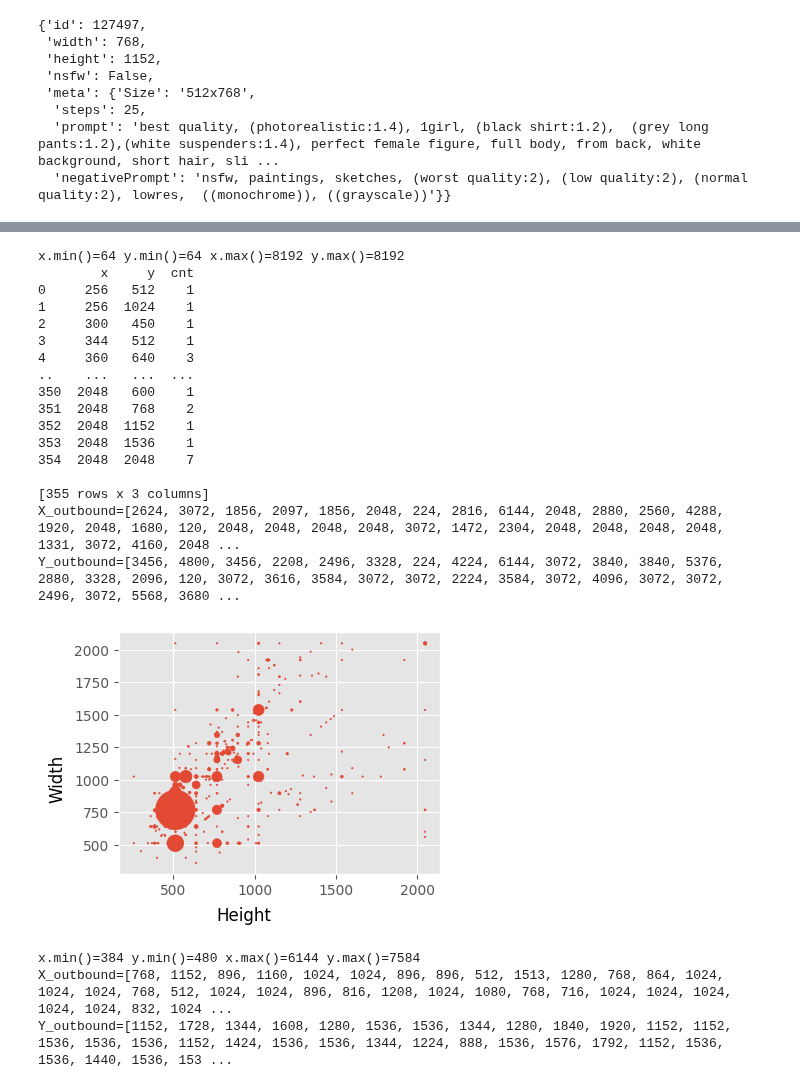
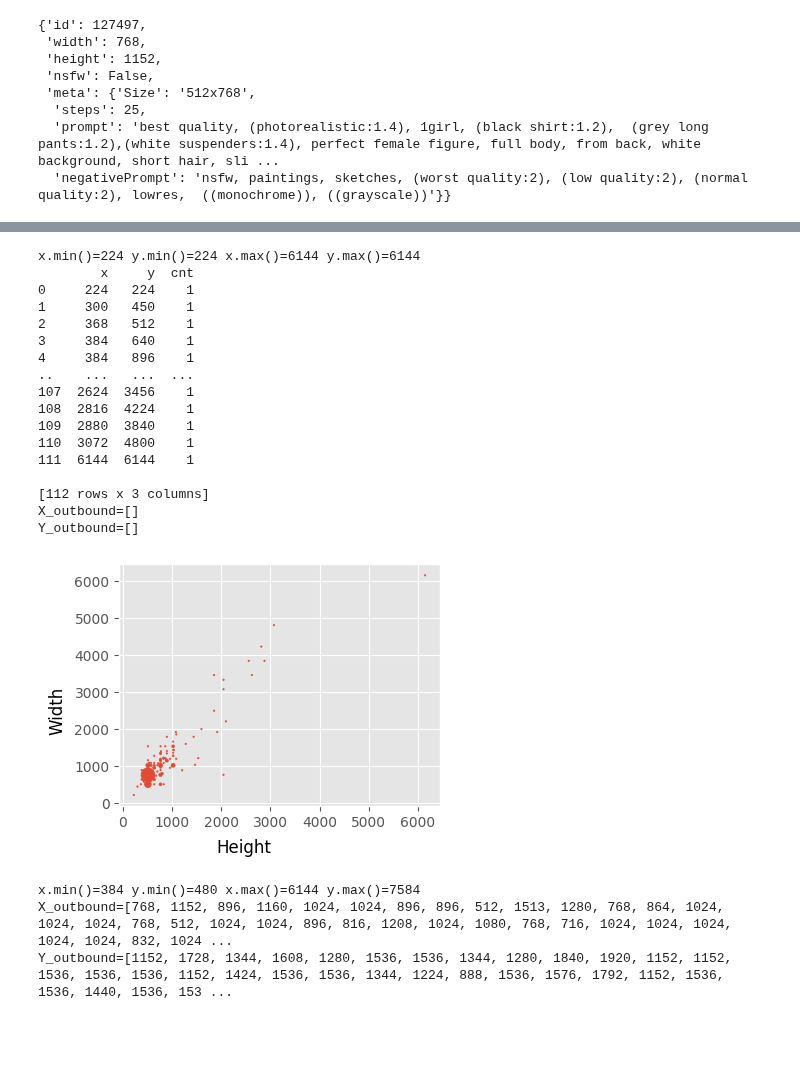
Before and after one commit to thu-pacman/chitu, a Jupyter notebook: exp/dataset/civitai.ipynb, the cells around one changed output, grey strips where cells are left out. Cells and saved outputs as stored; diff of their text form; code cells hidden in the pictures; blank space fills up the shorter version.

```diff
--- a/exp/dataset/civitai.ipynb
+++ b/exp/dataset/civitai.ipynb
@@ -41,6 +41,6 @@ def read_dataset(start=0, end=1):
     return ret
 
 
-imageItems = read_dataset(0, 100)
+imageItems = read_dataset(0, 20)
 print(len(imageItems))
 # %% [output]
@@ -65,6 +65,6 @@ df = df[df["nsfw"] == False]
 print("After NSFW filter #:", len(df))
 df = df[df["meta.Size"].isna() == False]
 print("After Meta shape filter #:", len(df))
-# df = df.iloc[:1000]
+df = df.iloc[:300]
 df
 # %% [output]
@@ -145,8 +145,8 @@ def draw_bubble(x, y):
     Y_outbound = []
 
     print(f"{x.min()=} {y.min()=} {x.max()=} {y.max()=}")
-    xy_min = 256
-    xy_max = 2048
+    xy_min = 0
+    xy_max = 10000
     for item1, item2 in zip(x, y):
         # item1 = x[i]
         # item2 = y[i]
@@ -157,48 +157,48 @@ def draw_bubble(x, y):
             X_outbound.append(item1)
             Y_outbound.append(item2)
 
     plt.style.use('ggplot')
     fig, ax = plt.subplots(
         figsize=(4, 3), layout="constrained"
     )
     df = pd.DataFrame({"x": X_refine, "y": Y_refine, 'cnt':1}).groupby(['x', 'y']).count()
     df = pd.DataFrame(df.to_records(), columns=df.index.names + list(df.columns))
     print(df)
     df.to_csv("bubble.csv")
     # return
     ax.scatter('x', 'y', s='cnt', data=df)
     fig.supylabel("Width")
     fig.supxlabel("Height")
     # fig.savefig("./many4.png")
     print(f"{X_outbound=}\n{Y_outbound=}")
     plt.show()
 
 meta_shape = df["meta.Size"][~df["meta.Size"].isna()]
 # meta_shape.str.split('x').str[0].astype(int).hist(bins=100)
 # draw_heatmap(meta_shape.str.split('x').str[0].astype(int), meta_shape.str.split('x').str[1].astype(int))
 meta_x = meta_shape.str.split("x").str[0].astype(int)
 meta_y = meta_shape.str.split("x").str[1].astype(int)
 # draw_heatmap(meta_x, meta_y)
 draw_bubble(meta_x, meta_y)
 # %% [output]
-x.min()=64 y.min()=64 x.max()=8192 y.max()=8192
+x.min()=224 y.min()=224 x.max()=6144 y.max()=6144
         x     y  cnt
-0     256   512    1
-1     256  1024    1
-2     300   450    1
-3     344   512    1
-4     360   640    3
+0     224   224    1
+1     300   450    1
+2     368   512    1
+3     384   640    1
+4     384   896    1
 ..    ...   ...  ...
-350  2048   600    1
-351  2048   768    2
-352  2048  1152    1
-353  2048  1536    1
-354  2048  2048    7
+107  2624  3456    1
+108  2816  4224    1
+109  2880  3840    1
+110  3072  4800    1
+111  6144  6144    1
 
-[355 rows x 3 columns]
-X_outbound=[2624, 3072, 1856, 2097, 1856, 2048, 224, 2816, 6144, 2048, 2880, 2560, 4288, 1920, 2048, 1680, 120, 2048, 2048, 2048, 2048, 3072, 1472, 2304, 2048, 2048, 2048, 2048, 1331, 3072, 4160, 2048 ...
-Y_outbound=[3456, 4800, 3456, 2208, 2496, 3328, 224, 4224, 6144, 3072, 3840, 3840, 5376, 2880, 3328, 2096, 120, 3072, 3616, 3584, 3072, 3072, 2224, 3584, 3072, 4096, 3072, 3072, 2496, 3072, 5568, 3680 ...
+[112 rows x 3 columns]
+X_outbound=[]
+Y_outbound=[]
-[figure, old version]
+[figure, new version]
 # %%
 draw_heatmap(df["width"], df["height"])
 # %% [output]
```
Also changed, not shown: parts of 2 cells of this notebook, 50 other files.
